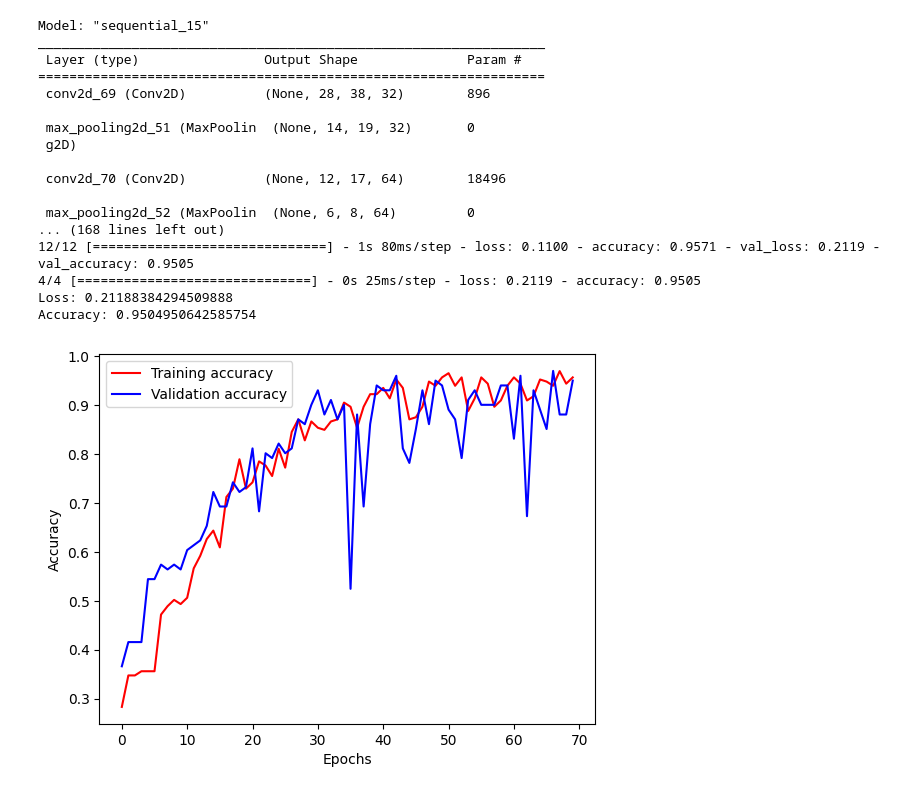
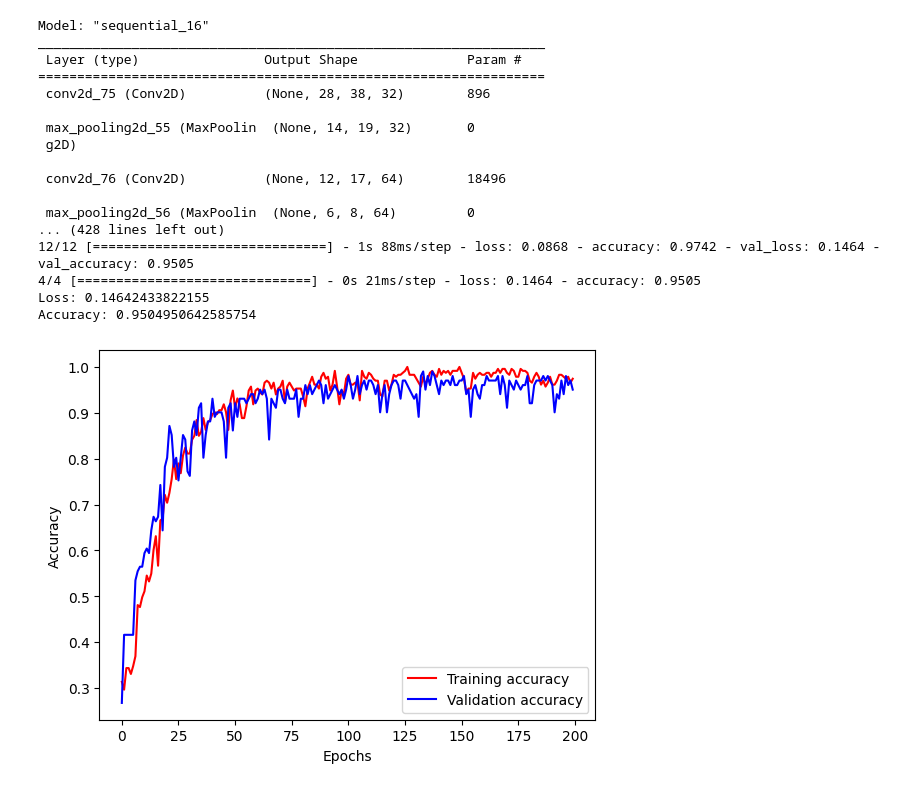
Before and after one commit to PhanDuyNhat/AI, a Jupyter notebook: recognition_of_all_members_of_class_from_face_images_.ipynb, the cells around one changed output. Cells and saved outputs as stored; diff of their text form; code cells hidden in the pictures.

```diff
--- a/recognition_of_all_members_of_class_from_face_images_.ipynb
+++ b/recognition_of_all_members_of_class_from_face_images_.ipynb
@@ -108,7 +108,7 @@ model.summary()
 model.compile(loss='categorical_crossentropy', optimizer='adam', metrics=['accuracy'])
 
 # Train the model with data augmentation
-train = model.fit(datagen.flow(X_train, y_train, batch_size=20), epochs=70, validation_data=(X_val, y_val))
+train = model.fit(datagen.flow(X_train, y_train, batch_size=20), epochs=200, validation_data=(X_val, y_val))
 
 # Evaluate the CNN model
 score = model.evaluate(X_val, y_val, verbose=0)
@@ -117,43 +117,43 @@ score = model.evaluate(X_val, y_val, verbose=0)
 loss, accuracy_val = model.evaluate(X_val, y_val)
 print("Loss:", loss)
 print("Accuracy:", accuracy_val)
 
 # Save the trained CNN model
 model.save('/content/drive/MyDrive/colab/recognition of all members of class from face images.h5')
 
 
 import matplotlib.pyplot as plt
 
 accuracy = train.history['accuracy']
 epochs = range(len(accuracy))
 plt.plot(epochs, accuracy, 'r-', label='Training accuracy')
 
 val_accuracy = train.history['val_accuracy']  # Use 'val_accuracy' instead of 'accuracy_val'
 plt.plot(epochs, val_accuracy, 'b-', label='Validation accuracy')  # Use 'val_accuracy' instead of 'accuracy_val'
 
 plt.xlabel('Epochs')
 plt.ylabel('Accuracy')
 plt.legend()
 plt.show()
 # %% [output]
-Model: "sequential_15"
+Model: "sequential_16"
 _________________________________________________________________
  Layer (type)                Output Shape              Param #
 =================================================================
- conv2d_69 (Conv2D)          (None, 28, 38, 32)        896
+ conv2d_75 (Conv2D)          (None, 28, 38, 32)        896
 
- max_pooling2d_51 (MaxPoolin  (None, 14, 19, 32)       0
+ max_pooling2d_55 (MaxPoolin  (None, 14, 19, 32)       0
  g2D)
 
- conv2d_70 (Conv2D)          (None, 12, 17, 64)        18496
+ conv2d_76 (Conv2D)          (None, 12, 17, 64)        18496
 
- max_pooling2d_52 (MaxPoolin  (None, 6, 8, 64)         0
-... (168 lines left out)
-12/12 [==============================] - 1s 80ms/step - loss: 0.1100 - accuracy: 0.9571 - val_loss: 0.2119 - val_accuracy: 0.9505
-4/4 [==============================] - 0s 25ms/step - loss: 0.2119 - accuracy: 0.9505
-Loss: 0.21188384294509888
+ max_pooling2d_56 (MaxPoolin  (None, 6, 8, 64)         0
+... (428 lines left out)
+12/12 [==============================] - 1s 88ms/step - loss: 0.0868 - accuracy: 0.9742 - val_loss: 0.1464 - val_accuracy: 0.9505
+4/4 [==============================] - 0s 21ms/step - loss: 0.1464 - accuracy: 0.9505
+Loss: 0.14642433822155
 Accuracy: 0.9504950642585754
-[figure, old version]
+[figure, new version]
 # %%
 #Testing
 from os import listdir
```
Also changed, not shown: parts of 1 cell of this notebook.
